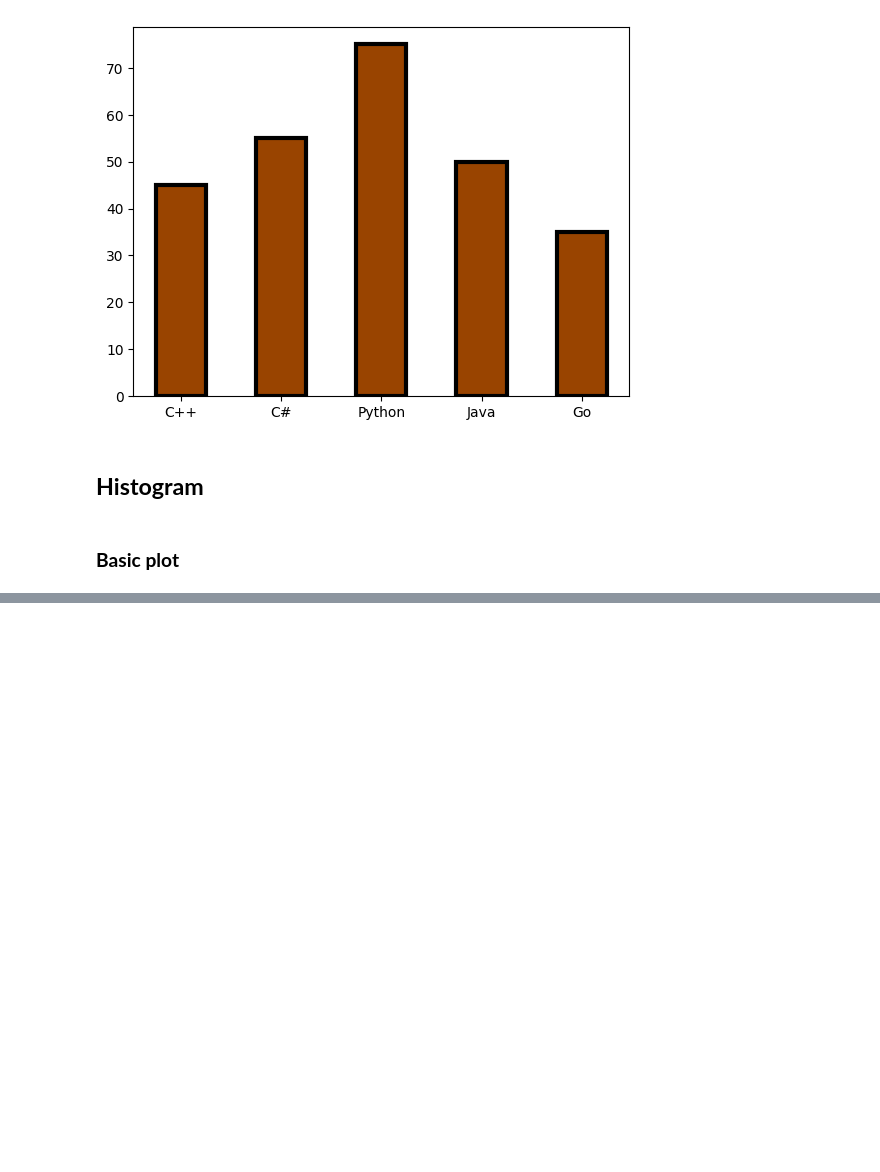
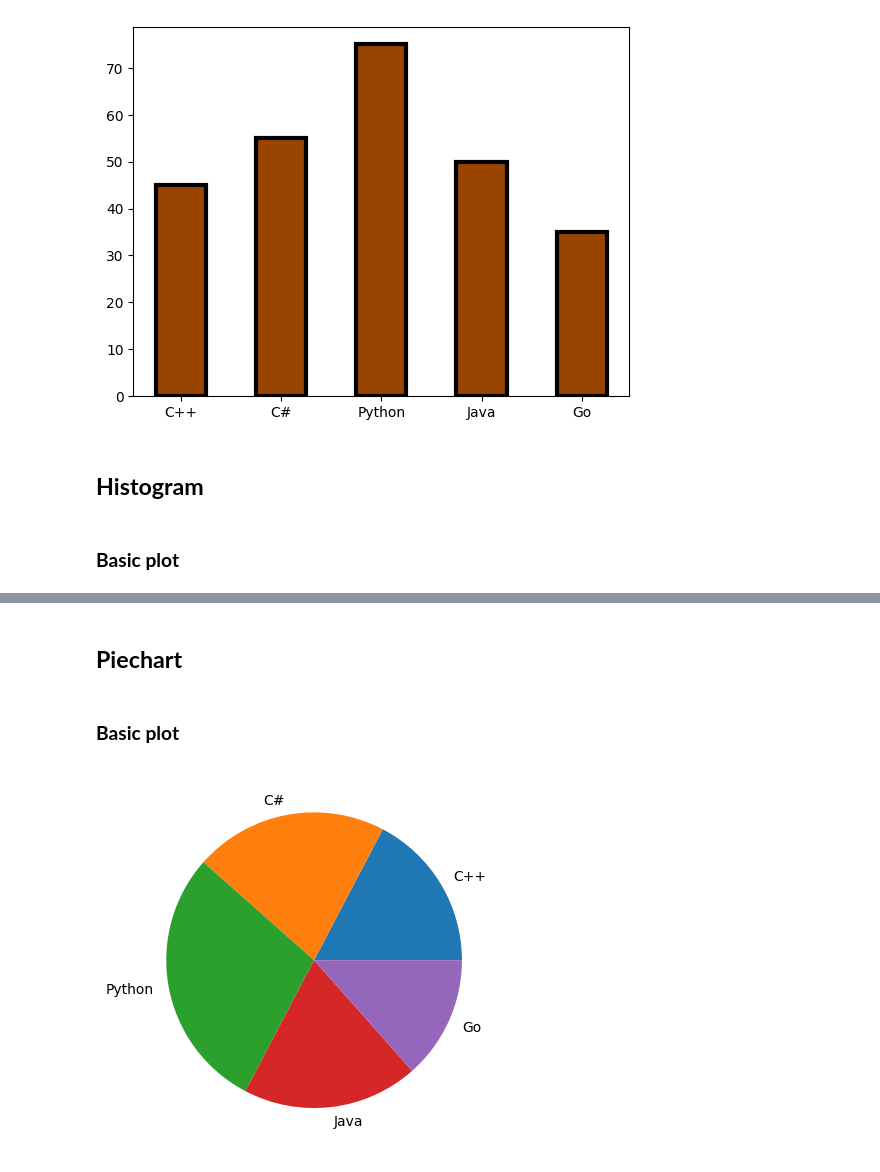
Before and after one commit to alchemistbg/matplotlib, a Jupyter notebook: matplotlib.ipynb, the cells around one changed output, grey strips where cells are left out. Cells and saved outputs as stored; diff of their text form; code cells hidden in the pictures; blank space fills up the shorter version.

```diff
--- a/matplotlib.ipynb
+++ b/matplotlib.ipynb
@@ -93,0 +94,8 @@ plt.hist(x = hist_data, bins = [hist_data.min(), 16, 18, hist_data.mean(), 22, 2
+# %% [markdown]
+## **Piechart**
+# %% [markdown]
+### **Basic plot**
+# %%
+plt.pie(x = votes, labels = prog_lang);
+# %% [output]
+[figure, added]
```
Also changed, not shown: parts of 16 cells of this notebook.
